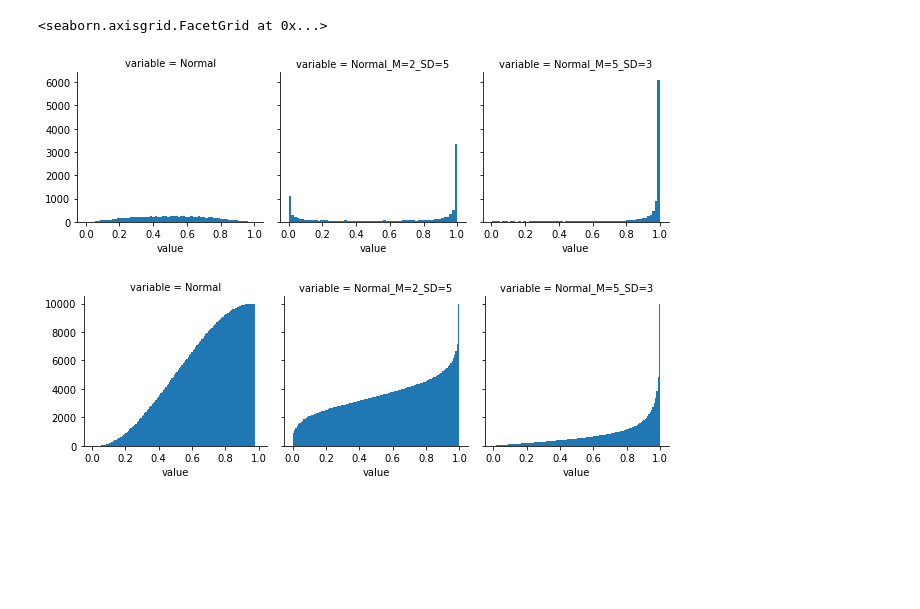
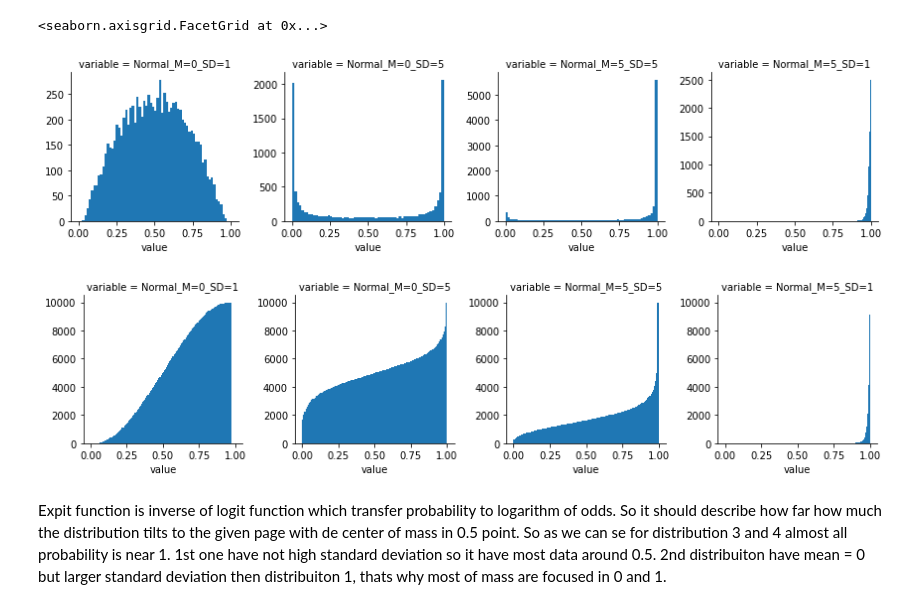
Before and after one commit to wkula/Data_Analytics, a Jupyter notebook: Lab2.ipynb, the cells around one changed output. Drawn from its saved outputs; the diff is of its cells as text; code cells hidden in the pictures; blank space fills up the shorter version.

```diff
--- a/Lab2.ipynb
+++ b/Lab2.ipynb
@@ -5,9 +7,10 @@ import numpy as np
 import matplotlib.pyplot as plt
 
 Normal_dict = {
-    "Normal":np.random.normal(size=10000),
-    "Normal_M=2_SD=5":np.random.normal(loc=2.,scale=5.,size=10000),
-    "Normal_M=5_SD=3":np.random.normal(loc=5.,scale=3.,size=10000)
+    "Normal_M=0_SD=1":np.random.normal(loc=0.,scale=1.,size=10000),
+    "Normal_M=0_SD=5":np.random.normal(loc=0.,scale=5.,size=10000),
+    "Normal_M=5_SD=5":np.random.normal(loc=5.,scale=5.,size=10000),
+    "Normal_M=5_SD=1":np.random.normal(loc=5.,scale=1.,size=10000)
 }
 # %%
 Dataframe=pd.DataFrame.from_dict(Normal_dict)
@@ -30,11 +40,16 @@ from scipy.special import expit
 ExpitData=expit(Dataframe)
 MeltedExpit=ExpitData.melt()
 # %%
-GraphExpit=sns.FacetGrid(MeltedExpit, col="variable", sharex=True, col_wrap=3)
+GraphExpit=sns.FacetGrid(MeltedExpit, col="variable", sharey=False, sharex=True, col_wrap=4)
 GraphExpit.map(plt.hist, "value", cumulative=False, bins=64)
-GraphExpitCum=sns.FacetGrid(MeltedExpit, col="variable", sharex=True, col_wrap=3)
+GraphExpitCum=sns.FacetGrid(MeltedExpit, col="variable", sharey=False, sharex=True, col_wrap=4)
 GraphExpitCum.map(plt.hist, "value", cumulative=True, bins=128)
 # %% [output]
 <seaborn.axisgrid.FacetGrid at 0x...>
-[figure, old version]
+[figure, new version]
-[figure, old version]
+[figure, new version]
+# %% [markdown]
+Expit function is inverse of logit function which transfer probability to logarithm of odds.
+So it should describe how far how much the distribution tilts to the given page with de center of mass in 0.5 point.
+So as we can se for distribution 3 and 4 almost all probability is near 1. 1st one have not high standard deviation so it have most data around 0.5.
+2nd distribuiton have mean = 0 but larger standard deviation then distribuiton 1, thats why most of mass are focused in 0 and 1.
```
Also changed, not shown: parts of 15 cells of this notebook, 2 other files.
